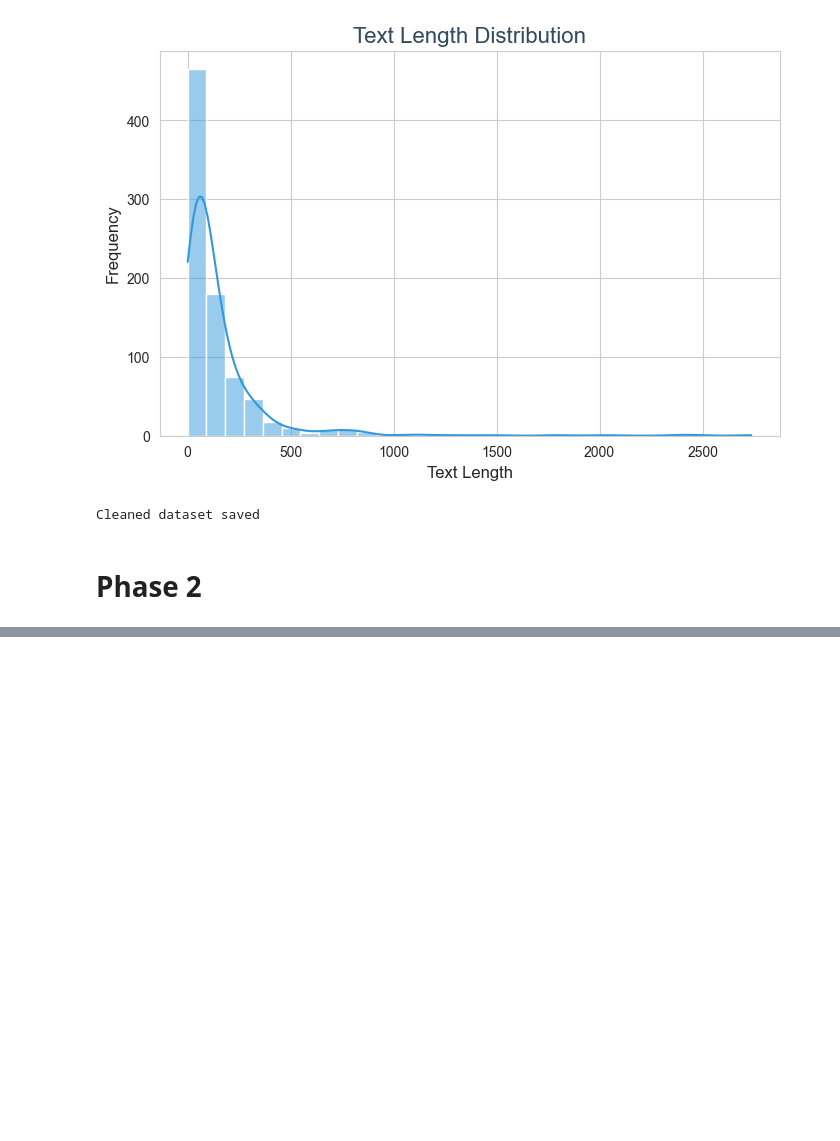
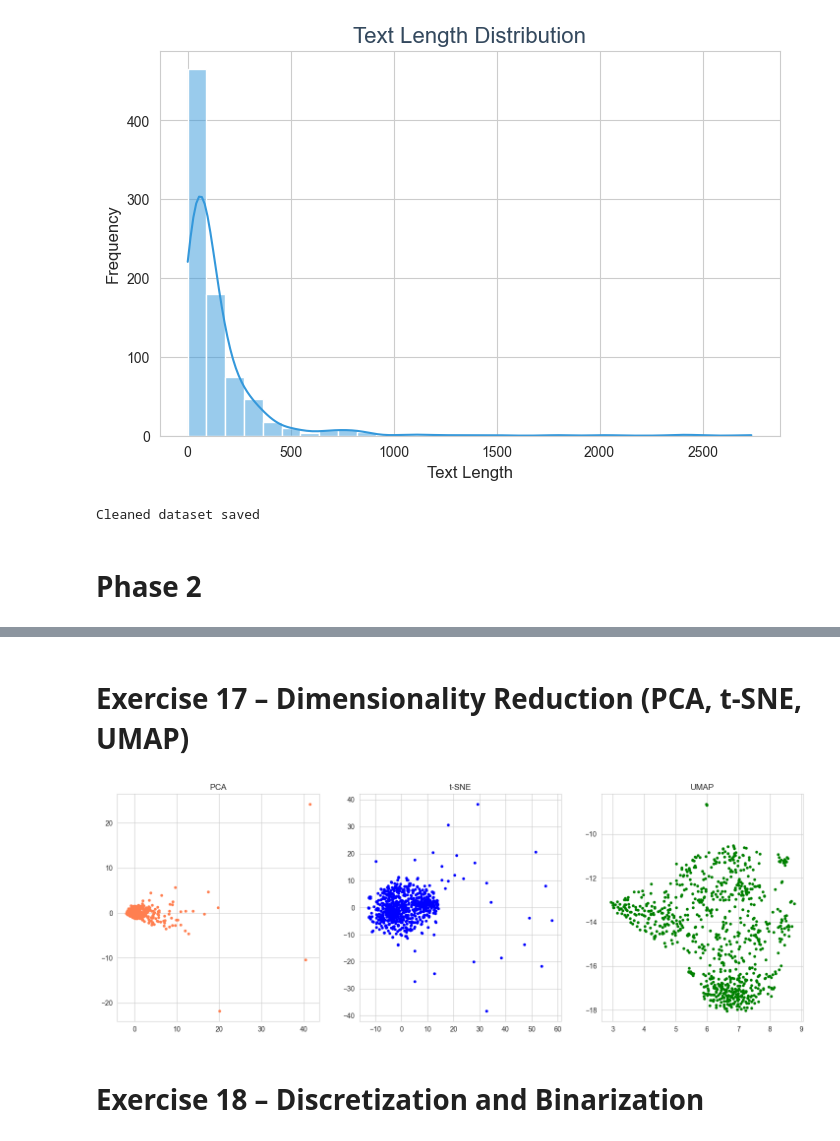
Before and after one commit to Kalthuma007/DM2025-Lab1-Exercise, a Jupyter notebook: DM2025-Lab1-Homework.ipynb, the cells around one changed output, grey strips where cells are left out. Saved outputs shown, nothing was run; the diff lists cells and outputs as text; code cells hidden in the pictures; blank space fills up the shorter version.

```diff
--- a/DM2025-Lab1-Homework.ipynb
+++ b/DM2025-Lab1-Homework.ipynb
@@ -312,0 +384,26 @@ Cleaned dataset saved
+# %% [markdown]
+# Exercise 17 – Dimensionality Reduction (PCA, t-SNE, UMAP)
+# %%
+from sklearn.decomposition import PCA
+from sklearn.manifold import TSNE
+
+# Example using CountVectorizer
+vectorizer = CountVectorizer(max_features=1000)
+X_tdm = vectorizer.fit_transform(df['Text'].dropna())
+
+# Reduce to 2D for visualization
+X_pca = PCA(n_components=2).fit_transform(X_tdm.toarray())
+X_tsne = TSNE(n_components=2).fit_transform(X_tdm.toarray())
+X_umap = umap.UMAP(n_components=2).fit_transform(X_tdm.toarray())
+
+# Plot the embeddings
+fig, axes = plt.subplots(1, 3, figsize=(18, 6))
+axes[0].scatter(X_pca[:, 0], X_pca[:, 1], s=10, color='coral')
+axes[1].scatter(X_tsne[:, 0], X_tsne[:, 1], s=10, color='blue')
+axes[2].scatter(X_umap[:, 0], X_umap[:, 1], s=10, color='green')
+axes[0].set_title('PCA'); axes[1].set_title('t-SNE'); axes[2].set_title('UMAP')
+plt.show()
+# %% [output]
+[figure, added]
+# %% [markdown]
+# Exercise 18 – Discretization and Binarization
```
Also changed, not shown: parts of 26 cells of this notebook, 10 other files.
